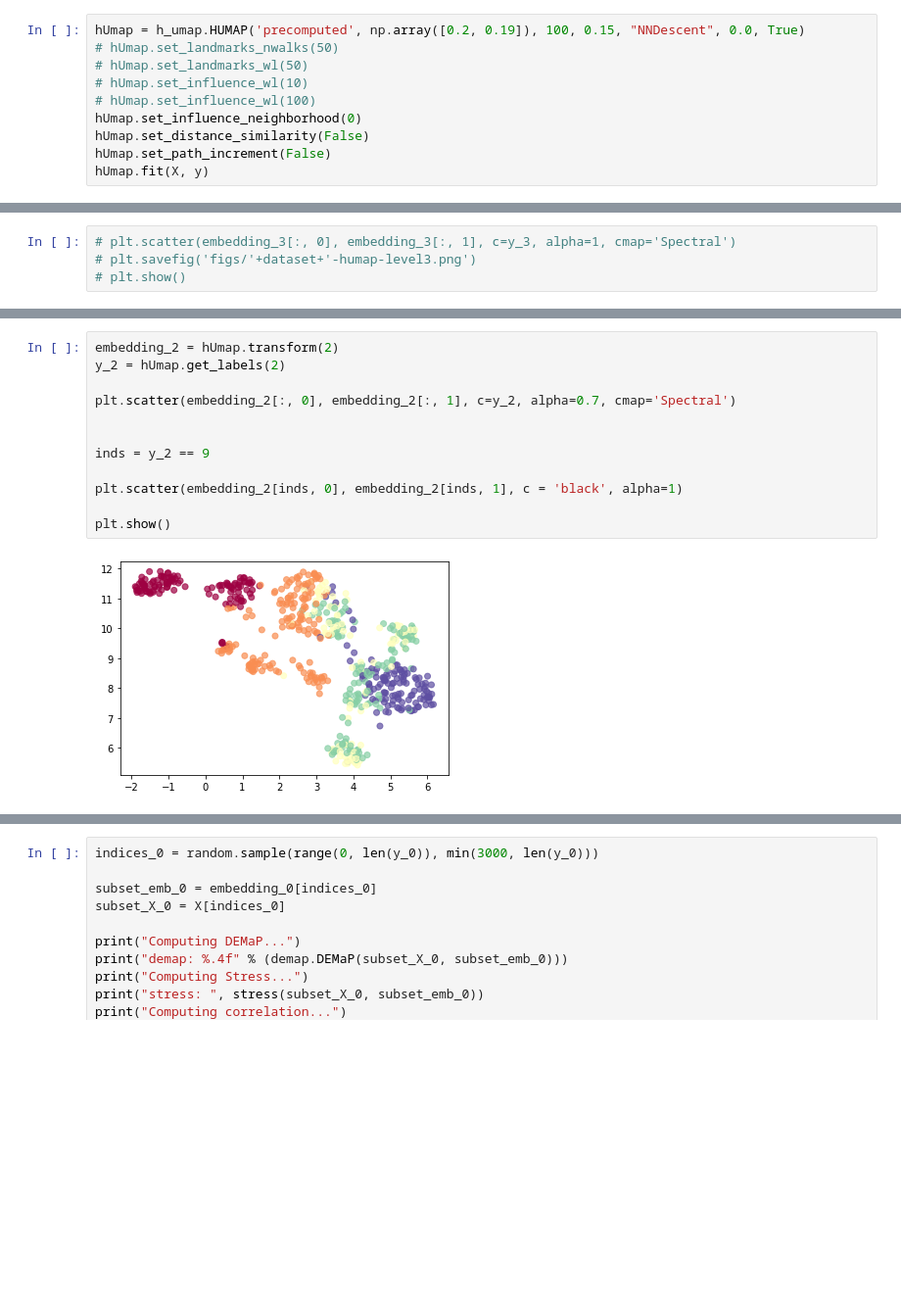
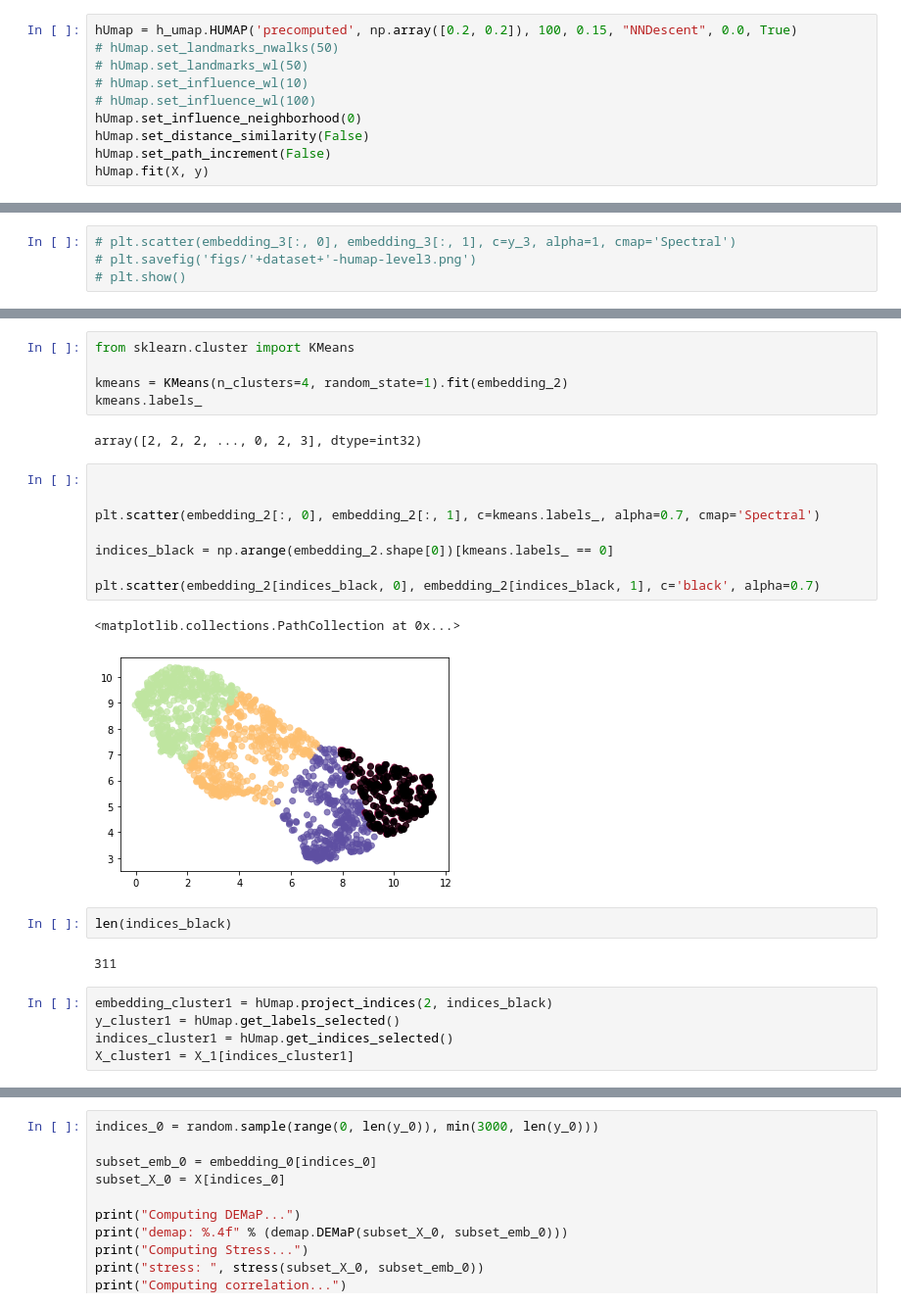
Before and after one commit to wilsonjr/humap, a Jupyter notebook: test-humap.ipynb, the cells around one changed output, grey strips where cells are left out. Shown at 98% size. Drawn from its saved outputs; the diff is of its cells as text; blank space fills up the shorter version.

```diff
--- a/test-humap.ipynb
+++ b/test-humap.ipynb
@@ -205,5 +222,5 @@ done 5
 # %%
-hUmap = h_umap.HUMAP('precomputed', np.array([0.2, 0.19]), 100, 0.15, "NNDescent", 0.0, True)
+hUmap = h_umap.HUMAP('precomputed', np.array([0.2, 0.2]), 100, 0.15, "NNDescent", 0.0, True)
 # hUmap.set_landmarks_nwalks(50)
 # hUmap.set_landmarks_wl(50)
 # hUmap.set_influence_wl(10)
@@ -313,14 +341,27 @@ X_1 = X[hUmap.get_original_indices(1), :]
+# %%
+from sklearn.cluster import KMeans
+
+kmeans = KMeans(n_clusters=4, random_state=1).fit(embedding_2)
+kmeans.labels_
+# %% [output]
+array([2, 2, 2, ..., 0, 2, 3], dtype=int32)
 # %%
-embedding_2 = hUmap.transform(2)
-y_2 = hUmap.get_labels(2)
-
-plt.scatter(embedding_2[:, 0], embedding_2[:, 1], c=y_2, alpha=0.7, cmap='Spectral')
 
 
-inds = y_2 == 9
+plt.scatter(embedding_2[:, 0], embedding_2[:, 1], c=kmeans.labels_, alpha=0.7, cmap='Spectral')
 
-plt.scatter(embedding_2[inds, 0], embedding_2[inds, 1], c = 'black', alpha=1)
+indices_black = np.arange(embedding_2.shape[0])[kmeans.labels_ == 0]
 
-plt.show()
+plt.scatter(embedding_2[indices_black, 0], embedding_2[indices_black, 1], c='black', alpha=0.7)
 # %% [output]
+<matplotlib.collections.PathCollection at 0x...>
-[figure, old version]
+[figure, new version]
+# %%
+len(indices_black)
+# %% [output]
+311
+# %%
+embedding_cluster1 = hUmap.project_indices(2, indices_black)
+y_cluster1 = hUmap.get_labels_selected()
+indices_cluster1 = hUmap.get_indices_selected()
+X_cluster1 = X_1[indices_cluster1]
```
Also changed, not shown: parts of 17 cells of this notebook, 7 other files.
